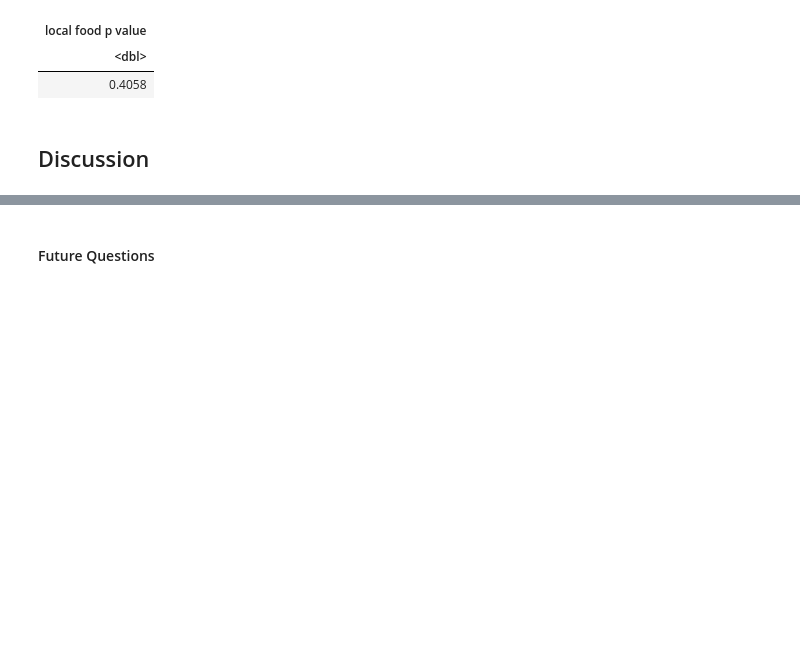
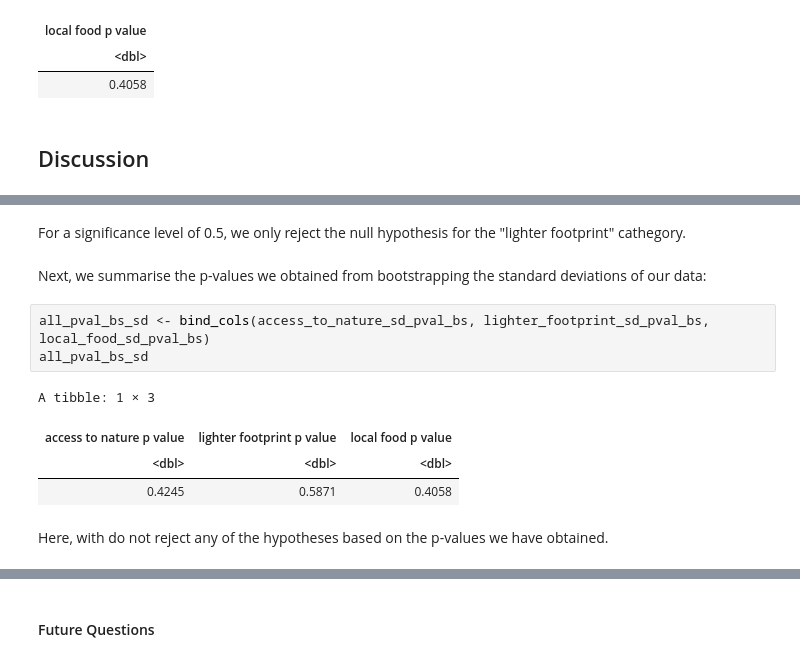
Before and after one commit to ayushtvora/stat-201-project, a Jupyter notebook: report.ipynb, the cells around one changed output, grey strips where cells are left out. Cells and saved outputs as stored; diff of their text form; blank space fills up the shorter version.

```diff
--- a/report.ipynb
+++ b/report.ipynb
@@ -400,0 +410,14 @@ ERROR: Error in parse(text = x, srcfile = src): <text>:1:5: unexpected symbol
+# %% [markdown]
+For a significance level of 0.5, we only reject the null hypothesis for the "lighter footprint" cathegory.
+# %% [markdown]
+Next, we summarise the p-values we obtained from bootstrapping the standard deviations of our data:
+# %%
+all_pval_bs_sd <- bind_cols(access_to_nature_sd_pval_bs, lighter_footprint_sd_pval_bs, local_food_sd_pval_bs)
+all_pval_bs_sd
+# %% [output]
+A tibble: 1 × 3
+| access to nature p value | lighter footprint p value | local food p value |
+| <dbl> | <dbl> | <dbl> |
+| 0.4245 | 0.5871 | 0.4058 |
+# %% [markdown]
+Here, with do not reject any of the hypotheses based on the p-values we have obtained.
```
Also changed, not shown: parts of 8 cells of this notebook.
